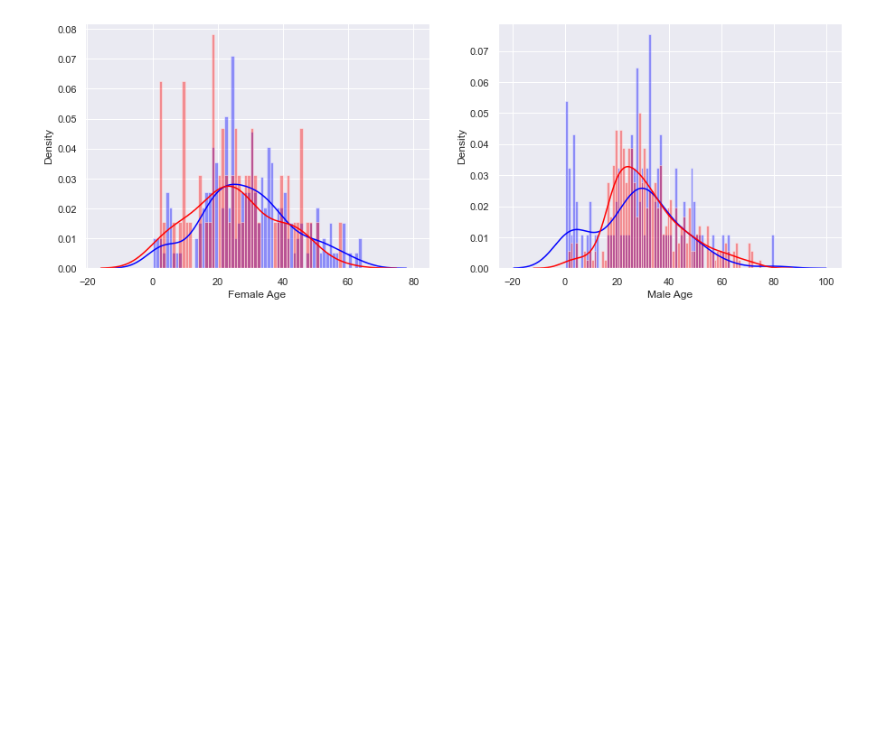
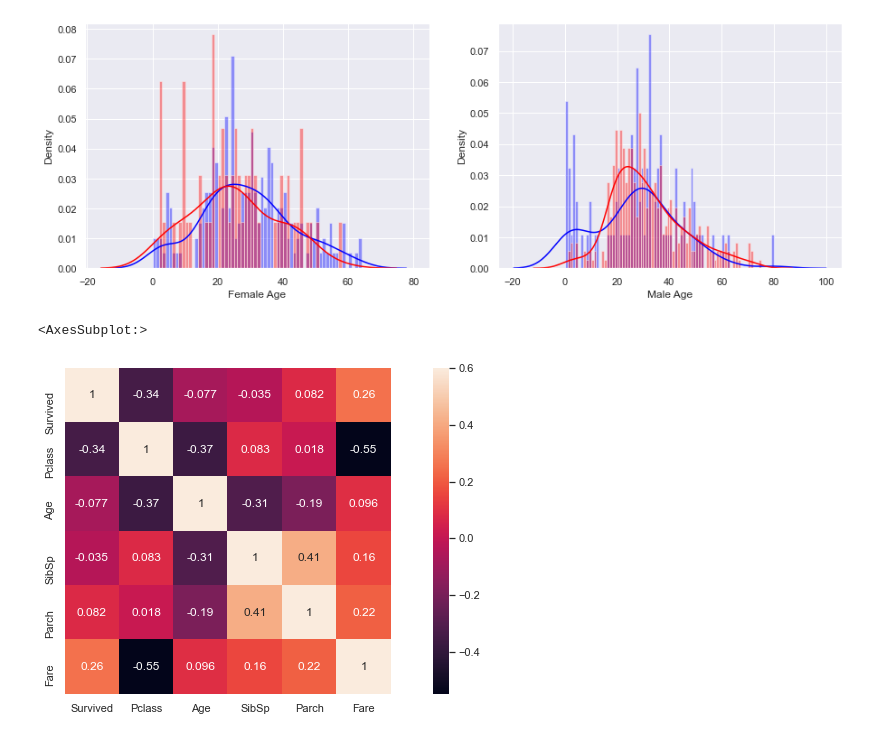
Before and after one commit to Gloriel/Kaggle, a Jupyter notebook: Titanic/Titanic_3001_ALL.ipynb, the cells around one changed output. Drawn from its saved outputs; the diff is of its cells as text; code cells hidden in the pictures; blank space fills up the shorter version.

```diff
--- a/Titanic/Titanic_3001_ALL.ipynb
+++ b/Titanic/Titanic_3001_ALL.ipynb
@@ -176,3 +180,11 @@ sns.distplot(male_not_survived['Age'].dropna().values, bins=range(0,81,1), kde=T
 # %% [output]
 <AxesSubplot:xlabel='Male Age', ylabel='Density'>
 [figure]
+# %%
+# Хитмап корреляции для числовых колонок
+plt.figure(figsize=(15, 6))
+sns.heatmap(df.drop('PassengerId', axis=1).corr(),
+            vmax=0.6, square=True, annot=True)
+# %% [output]
+<AxesSubplot:>
+[figure, added]
```
Also changed, not shown: parts of 3 cells of this notebook.
